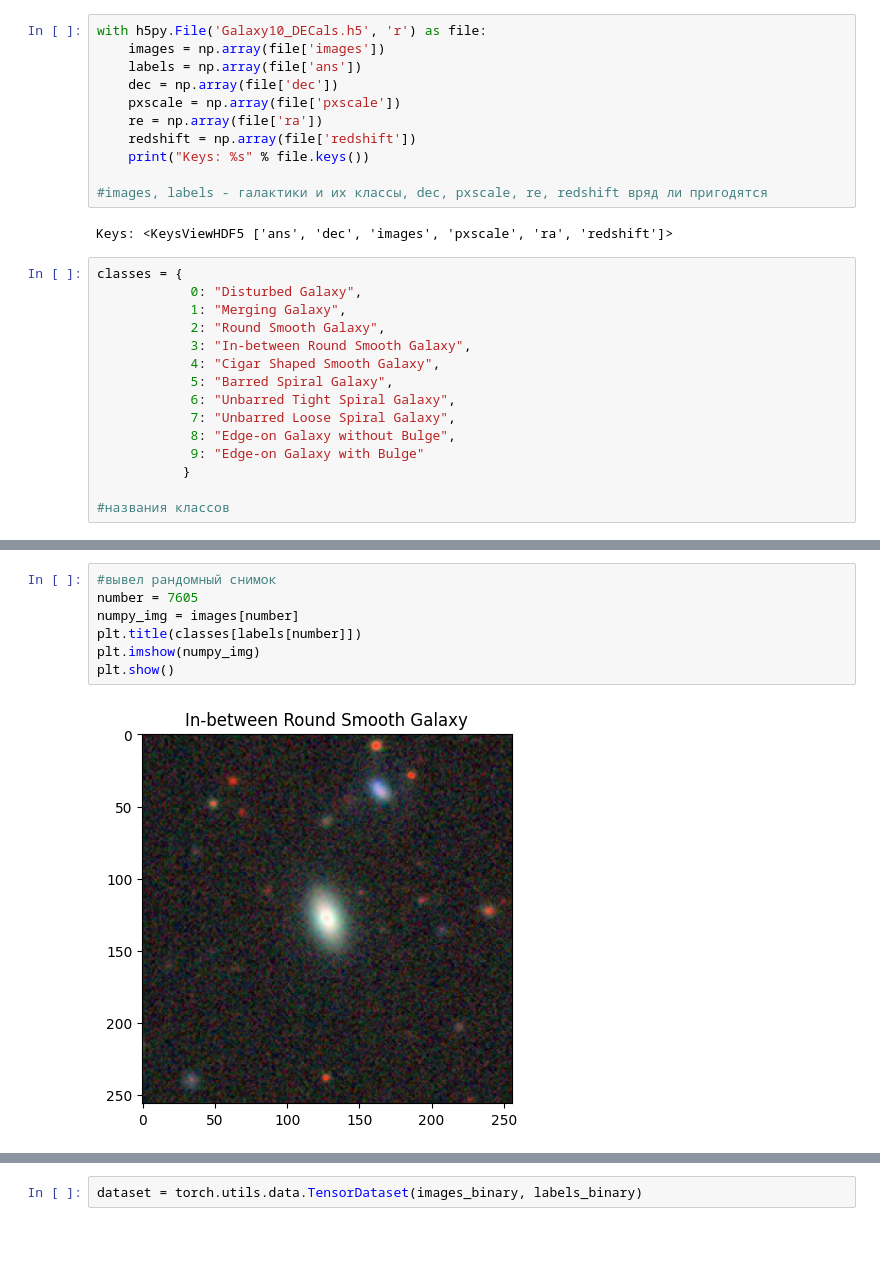
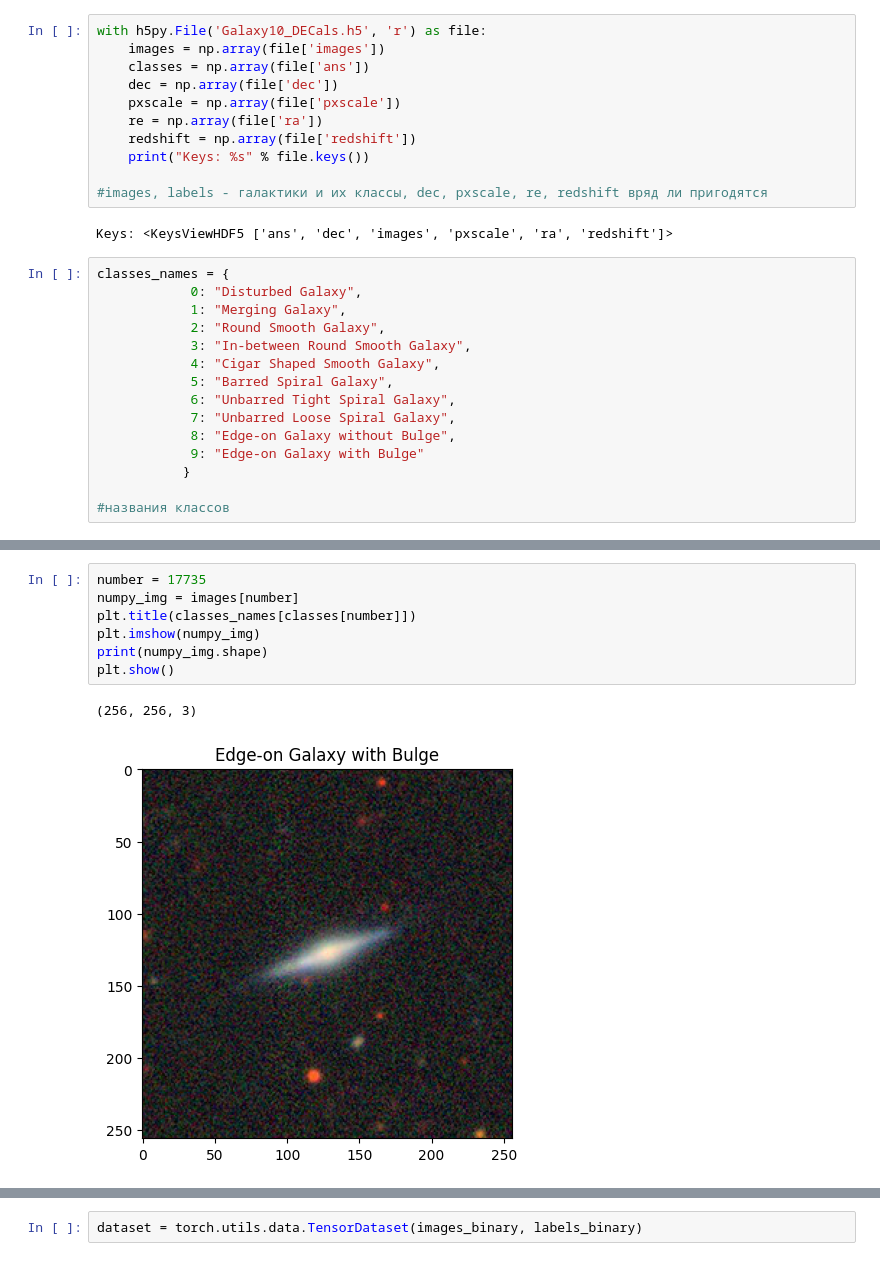
Before and after one commit to eMasov/QNN-mentor-project, a Jupyter notebook: main.ipynb, the cells around one changed output, grey strips where cells are left out. Saved outputs shown, nothing was run; the diff lists cells and outputs as text.

```diff
--- a/main.ipynb
+++ b/main.ipynb
@@ -20,7 +26,7 @@ transform = transforms.Compose(
 # %%
 with h5py.File('Galaxy10_DECals.h5', 'r') as file:
     images = np.array(file['images'])
-    labels = np.array(file['ans'])
+    classes = np.array(file['ans'])
     dec = np.array(file['dec'])
     pxscale = np.array(file['pxscale'])
     re = np.array(file['ra'])
@@ -31,7 +37,7 @@ with h5py.File('Galaxy10_DECals.h5', 'r') as file:
 # %% [output]
 Keys: <KeysViewHDF5 ['ans', 'dec', 'images', 'pxscale', 'ra', 'redshift']>
 # %%
-classes = {
+classes_names = {
             0: "Disturbed Galaxy",
             1: "Merging Galaxy",
             2: "Round Smooth Galaxy",
@@ -48,9 +66,10 @@ classes = {
 # %%
-#вывел рандомный снимок
-number = 7605
+number = 17735
 numpy_img = images[number]
-plt.title(classes[labels[number]])
+plt.title(classes_names[classes[number]])
 plt.imshow(numpy_img)
+print(numpy_img.shape)
 plt.show()
 # %% [output]
+(256, 256, 3)
-[figure, old version]
+[figure, new version]
```
Also changed, not shown: parts of 25 cells of this notebook.
